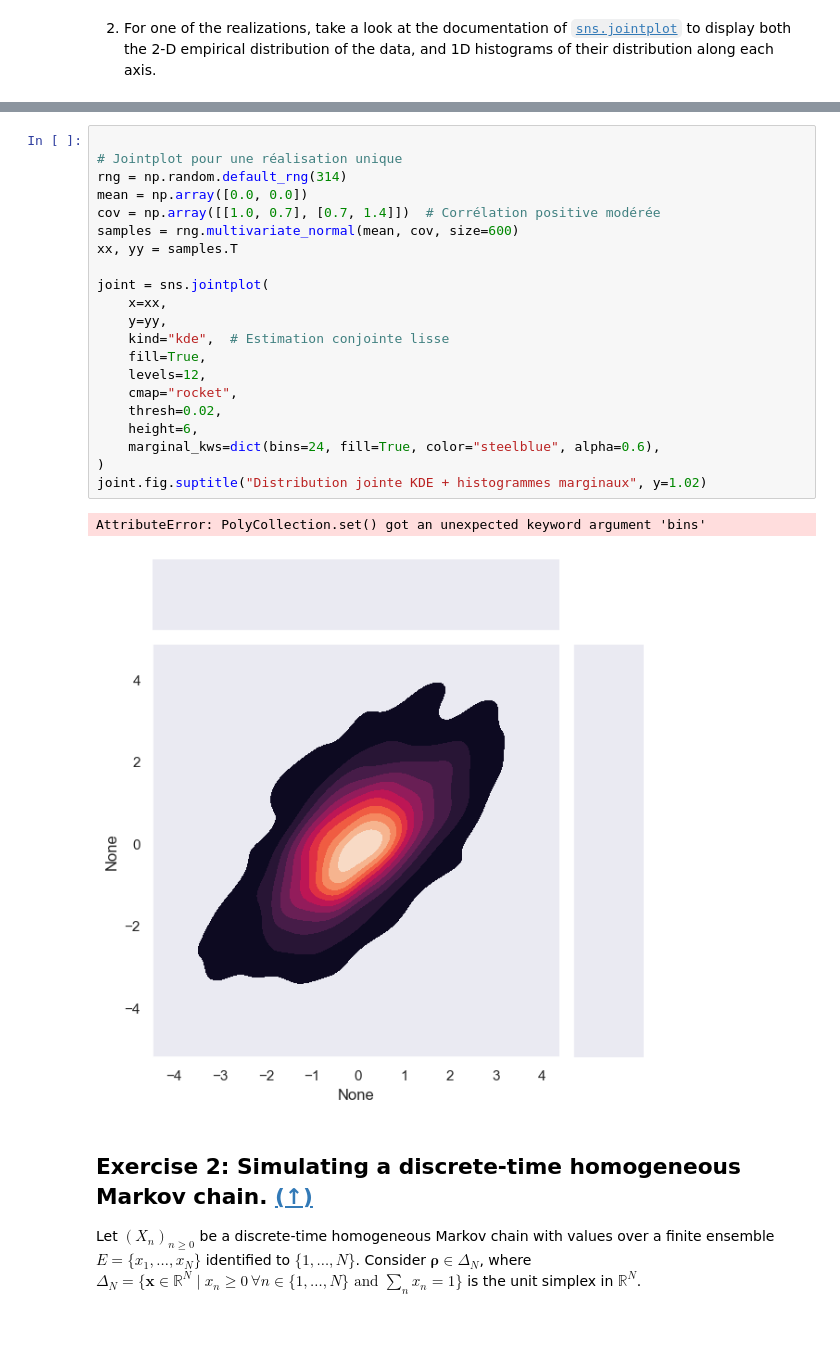
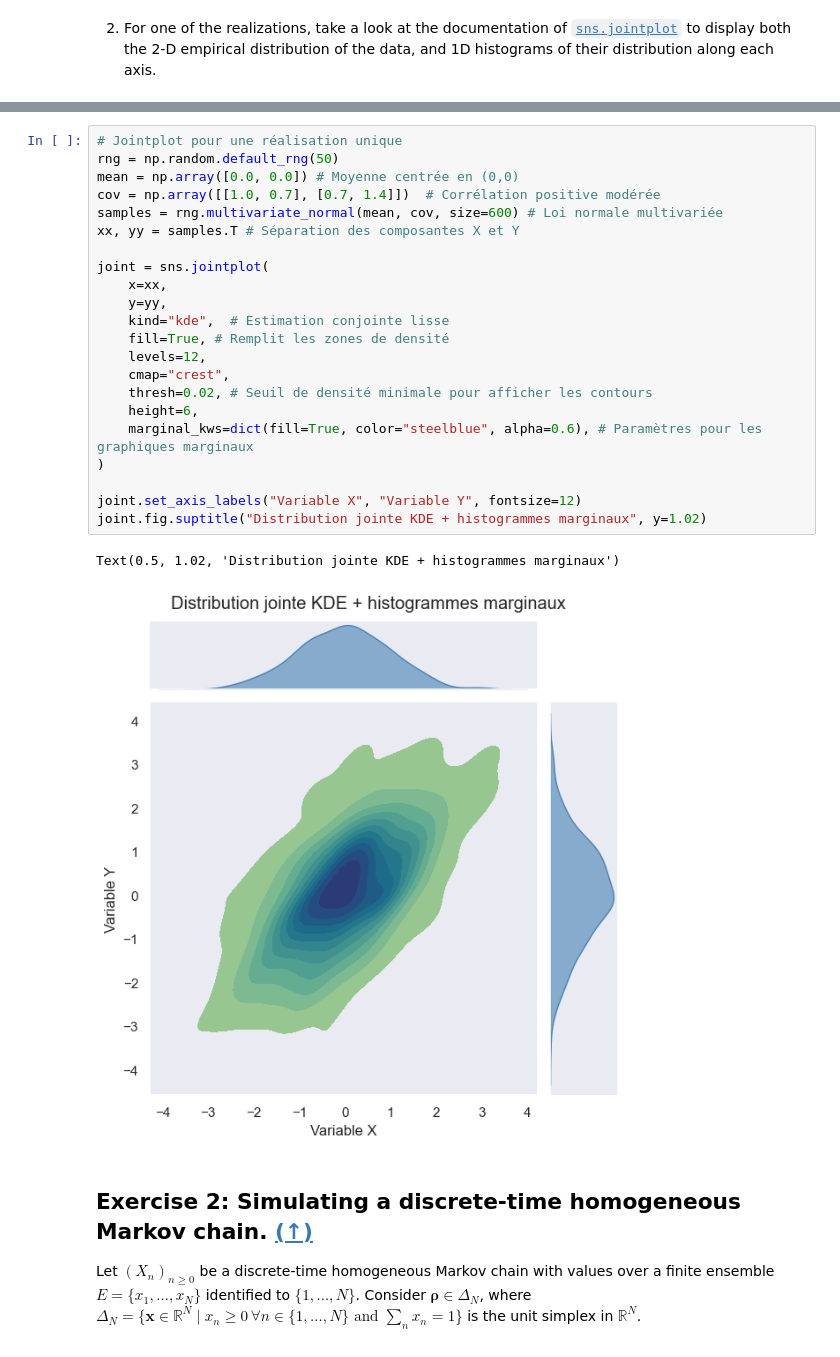
Before and after one commit to rosedel05/LAB1-DELANNOY-DOS-RAMOS, a Jupyter notebook: Labs/Lab5/lab5.ipynb, the cells around one changed output, grey strips where cells are left out. Cells and saved outputs as stored; diff of their text form.

```diff
--- a/Labs/Lab5/lab5.ipynb
+++ b/Labs/Lab5/lab5.ipynb
@@ -113,27 +99,28 @@ plt.tight_layout()
 # %%
-
 # Jointplot pour une réalisation unique
-rng = np.random.default_rng(314)
-mean = np.array([0.0, 0.0])
+rng = np.random.default_rng(50)
+mean = np.array([0.0, 0.0]) # Moyenne centrée en (0,0)
 cov = np.array([[1.0, 0.7], [0.7, 1.4]])  # Corrélation positive modérée
-samples = rng.multivariate_normal(mean, cov, size=600)
-xx, yy = samples.T
+samples = rng.multivariate_normal(mean, cov, size=600) # Loi normale multivariée
+xx, yy = samples.T # Séparation des composantes X et Y
 
 joint = sns.jointplot(
     x=xx,
     y=yy,
     kind="kde",  # Estimation conjointe lisse
-    fill=True,
+    fill=True, # Remplit les zones de densité
     levels=12,
-    cmap="rocket",
-    thresh=0.02,
+    cmap="crest",
+    thresh=0.02, # Seuil de densité minimale pour afficher les contours
     height=6,
-    marginal_kws=dict(bins=24, fill=True, color="steelblue", alpha=0.6),
+    marginal_kws=dict(fill=True, color="steelblue", alpha=0.6), # Paramètres pour les graphiques marginaux
 )
+
+joint.set_axis_labels("Variable X", "Variable Y", fontsize=12)
 joint.fig.suptitle("Distribution jointe KDE + histogrammes marginaux", y=1.02)
 # %% [output]
-AttributeError: PolyCollection.set() got an unexpected keyword argument 'bins'
+Text(0.5, 1.02, 'Distribution jointe KDE + histogrammes marginaux')
-[figure, old version]
+[figure, new version]
 # %% [markdown]
 ## <a name="ex2">Exercise 2: Simulating a discrete-time homogeneous Markov chain.</a> [(&#8593;)](#content)
 
```
Also changed, not shown: parts of 13 cells of this notebook.
